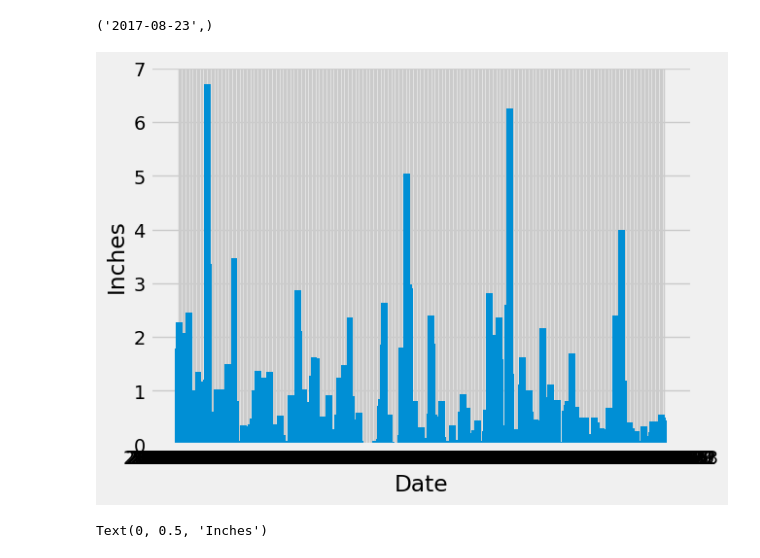
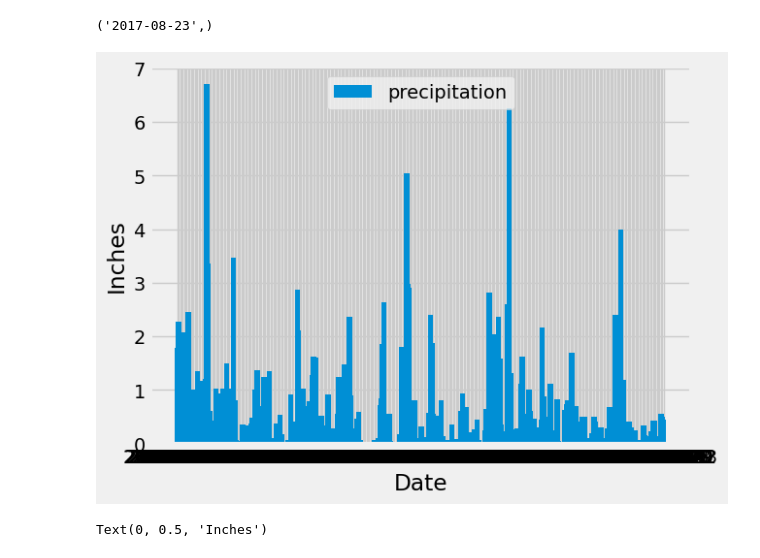
Before and after one commit to jrichterjax/sqlalchemy-challenge, a Jupyter notebook: SurfsUp/climate_starter.ipynb, the cells around one changed output. Drawn from its saved outputs; the diff is of its cells as text; code cells hidden in the pictures.

```diff
--- a/SurfsUp/climate_starter.ipynb
+++ b/SurfsUp/climate_starter.ipynb
@@ -47,28 +47,29 @@ print(most_recent_date)
 # %%
 # Design a query to retrieve the last 12 months of precipitation data and plot the results.
 # Starting from the most recent data point in the database.
 
 # Calculate the date one year from the last date in data set.
 year_ago = dt.date(2017, 8 , 23) - dt.timedelta(days=365)
 # print(year_ago)
 
 # Perform a query to retrieve the data and precipitation scores
 filtered = session.query(Measurement.date, Measurement.prcp).filter(Measurement.date >= '2016-08-23').all()
 # print(filtered)
 
 # Save the query results as a Pandas DataFrame. Explicitly set the column names
 prcp_df = pd.DataFrame(filtered, columns=['Date', 'Precipitation'])
 
 # Sort the dataframe by date
 prcp_df = prcp_df.sort_values(by='Date', ascending=True)
 
 # Use Pandas Plotting with Matplotlib to plot the data
-plt.bar(prcp_df["Date"], prcp_df["Precipitation"], width=5)
+plt.bar(prcp_df["Date"], prcp_df["Precipitation"], width=4, label="precipitation")
+plt.legend(loc='upper center')
 plt.xlabel("Date")
 plt.ylabel("Inches")
 plt.show()
 # %% [output]
-[figure, old version]
+[figure, new version]
 # %%
 # Design a query to retrieve the last 12 months of precipitation data and plot the results.
 # Starting from the most recent data point in the database.
```
Also changed, not shown: parts of 10 cells of this notebook, 2 other files.
